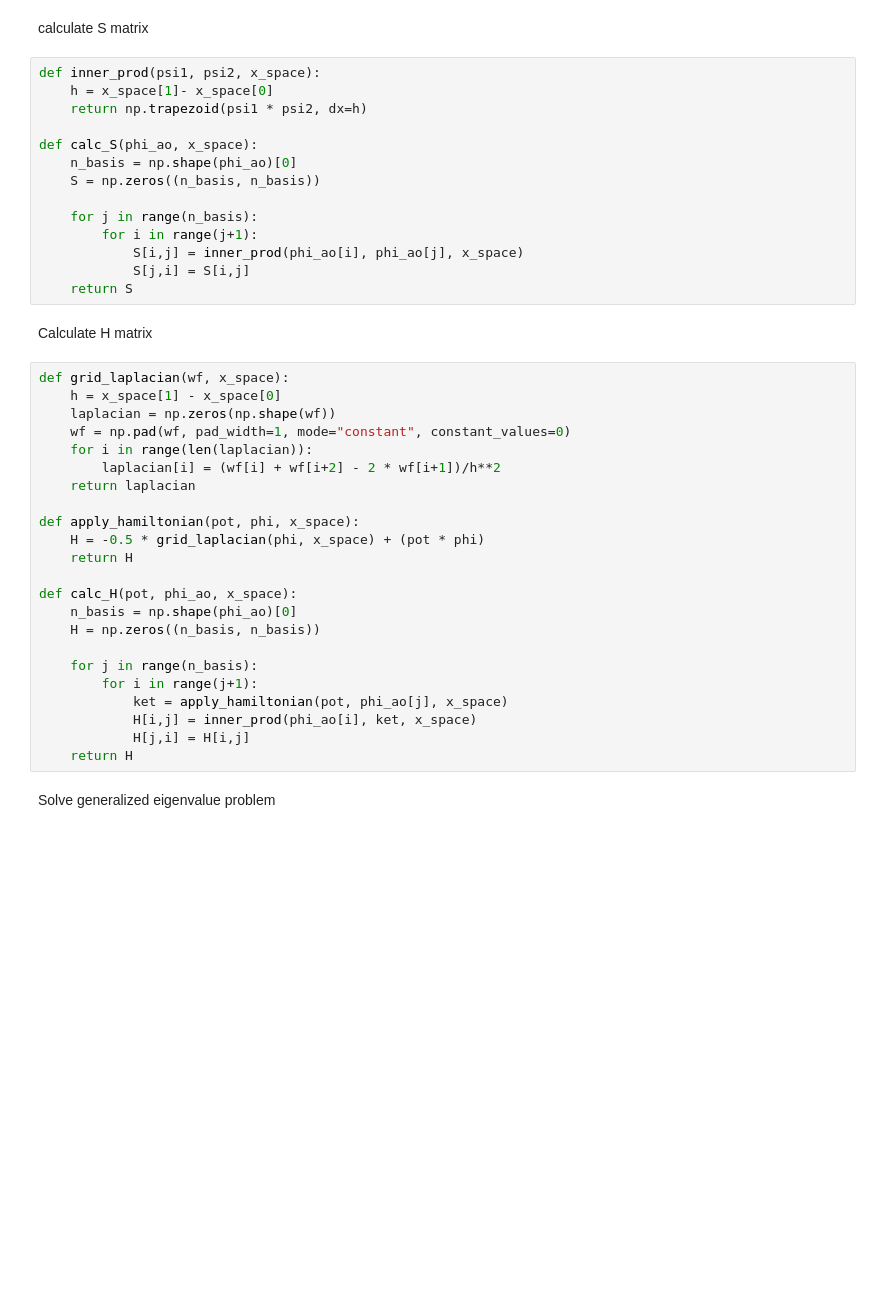
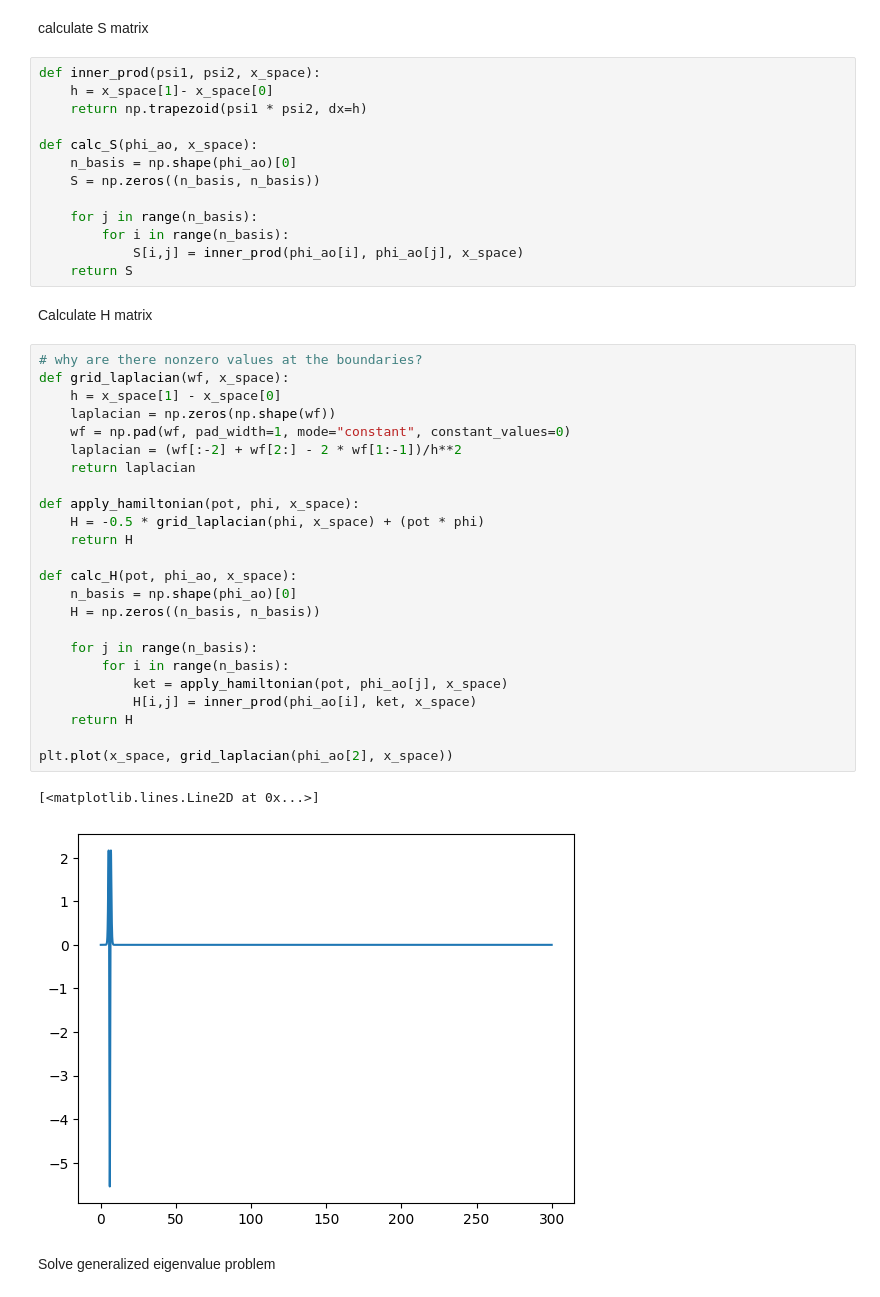
Before and after one commit to JuKoWi/numerov-LCAO, a Jupyter notebook: excercise2/numerov_LCAO.ipynb, the cells around one changed output. Drawn from its saved outputs; the diff is of its cells as text; blank space fills up the shorter version.

```diff
--- a/excercise2/numerov_LCAO.ipynb
+++ b/excercise2/numerov_LCAO.ipynb
@@ -145,35 +138,38 @@ def calc_S(phi_ao, x_space):
     S = np.zeros((n_basis, n_basis))
 
     for j in range(n_basis):
-        for i in range(j+1):
+        for i in range(n_basis):
             S[i,j] = inner_prod(phi_ao[i], phi_ao[j], x_space)
-            S[j,i] = S[i,j]
     return S
 # %% [markdown]
 Calculate H matrix
 # %%
+# why are there nonzero values at the boundaries?
 def grid_laplacian(wf, x_space):
     h = x_space[1] - x_space[0]
     laplacian = np.zeros(np.shape(wf))
     wf = np.pad(wf, pad_width=1, mode="constant", constant_values=0)
-    for i in range(len(laplacian)):
-        laplacian[i] = (wf[i] + wf[i+2] - 2 * wf[i+1])/h**2
+    laplacian = (wf[:-2] + wf[2:] - 2 * wf[1:-1])/h**2
     return laplacian
 
 def apply_hamiltonian(pot, phi, x_space):
     H = -0.5 * grid_laplacian(phi, x_space) + (pot * phi)
     return H
 
 def calc_H(pot, phi_ao, x_space):
     n_basis = np.shape(phi_ao)[0]
     H = np.zeros((n_basis, n_basis))
 
     for j in range(n_basis):
-        for i in range(j+1):
+        for i in range(n_basis):
             ket = apply_hamiltonian(pot, phi_ao[j], x_space)
             H[i,j] = inner_prod(phi_ao[i], ket, x_space)
-            H[j,i] = H[i,j]
     return H
+
+plt.plot(x_space, grid_laplacian(phi_ao[2], x_space))
+# %% [output]
+[<matplotlib.lines.Line2D at 0x...>]
+[figure, added]
 # %% [markdown]
 Solve generalized eigenvalue problem
 # %%
```
Also changed, not shown: parts of 7 cells of this notebook.
